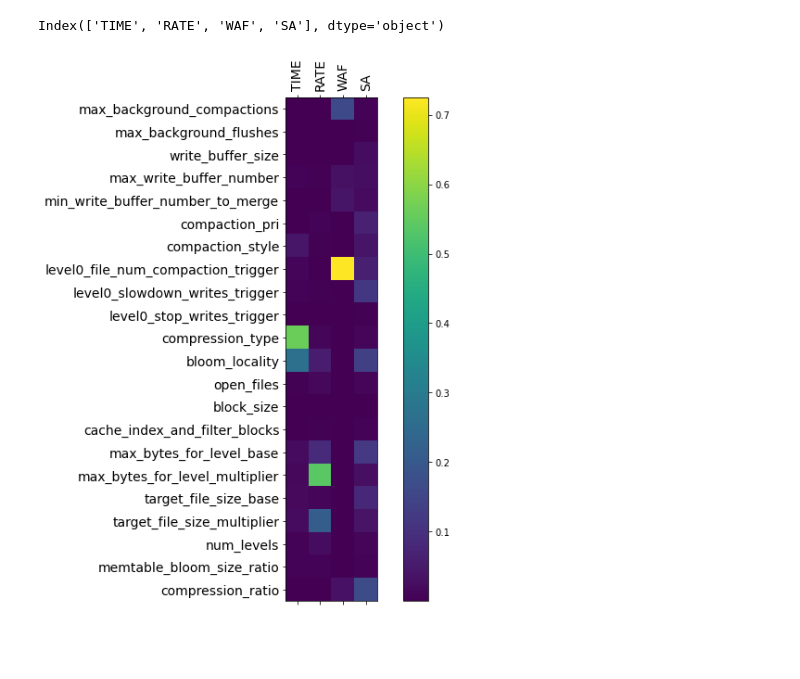
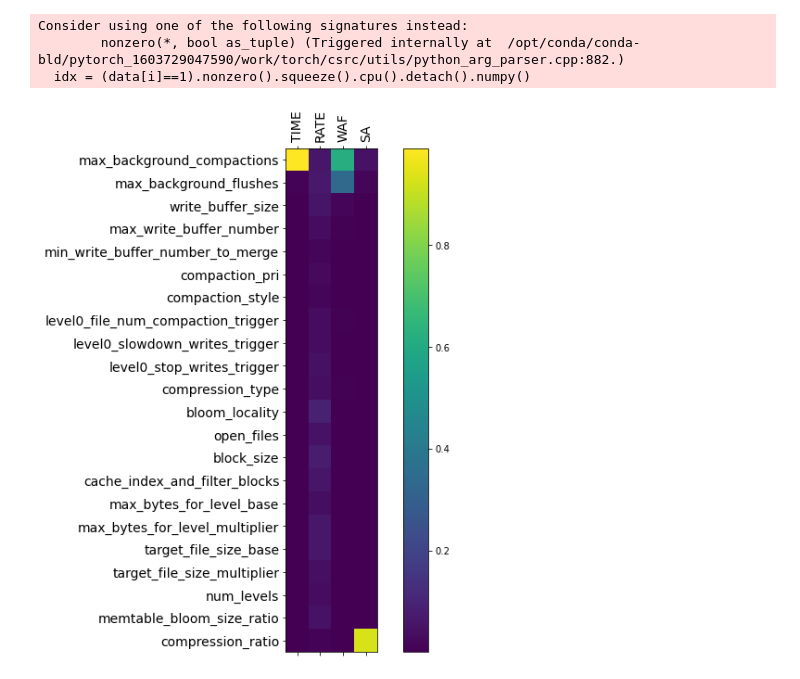
Before and after one commit to addb-swstarlab/K2vTune, a Jupyter notebook: test_notebook/Drawing-Attention-plot.ipynb, the cells around one changed output. Saved outputs shown, nothing was run; the diff lists cells and outputs as text; code cells hidden in the pictures; blank space fills up the shorter version.

Commit message:
draw attention plot

```diff
--- a/test_notebook/Drawing-Attention-plot.ipynb
+++ b/test_notebook/Drawing-Attention-plot.ipynb
@@ -136,24 +0,0 @@ import matplotlib.ticker as ticker
-# %%
-external_dict[0].columns
-# %% [output]
-Index(['TIME', 'RATE', 'WAF', 'SA'], dtype='object')
-# %%
-fig = plt.figure(figsize=(10, 10))
-ax = plt.gca()
-
-im = ax.matshow(attn_w, interpolation='none')
-fig.colorbar(im)
-
-fontdict = {'fontsize': 14}
-
-ax.set_xticks(np.arange(4))
-ax.set_xticklabels(external_dict[0].columns, fontdict=fontdict, rotation=90)
-ax.set_yticks(np.arange(22))
-ax.set_yticklabels(raw_knobs.columns, fontdict=fontdict)
-
-ax.xaxis.set_major_locator(ticker.MultipleLocator(1))
-ax.yaxis.set_major_locator(ticker.MultipleLocator(1))
-
-plt.show()
-# %% [output]
-[figure, removed]
@@ -159,0 +3,12 @@ plt.show()
+# %%
+config = '-max_background_compactions=1 -max_background_flushes=4 -write_buffer_size=2044928 -max_write_buffer_number=8 -min_write_buffer_number_to_merge=2 -compaction_pri=0 -compaction_style=0 -level0_file_num_compaction_trigger=5 -level0_slowdown_writes_trigger=17 -level0_stop_writes_trigger=64 -compression_type=lz4 -bloom_locality=0 -open_files=1000000 -block_size=8192 -cache_index_and_filter_blocks=0 -max_bytes_for_level_base=8388608 -max_bytes_for_level_multiplier=11 -target_file_size_base=2088960 -target_file_size_multiplier=2 -num_levels=8 -memtable_bloom_size_ratio=0 -compression_ratio=0'
+target = 16
+similar_wk = 1
+model_path = '20211007/model-20211007-08.pt'
+
+model = draw_attention(config=config, target=target, similar_wk=similar_wk, model_path=model_path, save_path='wk16.pdf')
+# %% [output]
+Consider using one of the following signatures instead:
+        nonzero(*, bool as_tuple) (Triggered internally at  /opt/conda/conda-bld/pytorch_1603729047590/work/torch/csrc/utils/python_arg_parser.cpp:882.)
+  idx = (data[i]==1).nonzero().squeeze().cpu().detach().numpy()
+[figure, added]
```
Also changed, not shown: parts of 21 cells of this notebook.
